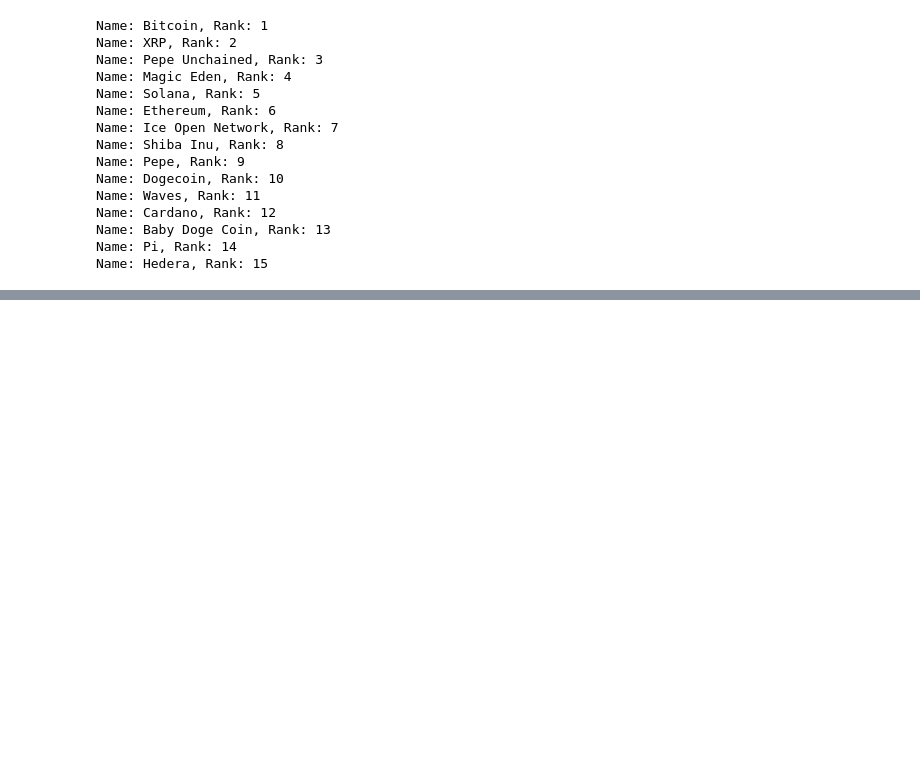
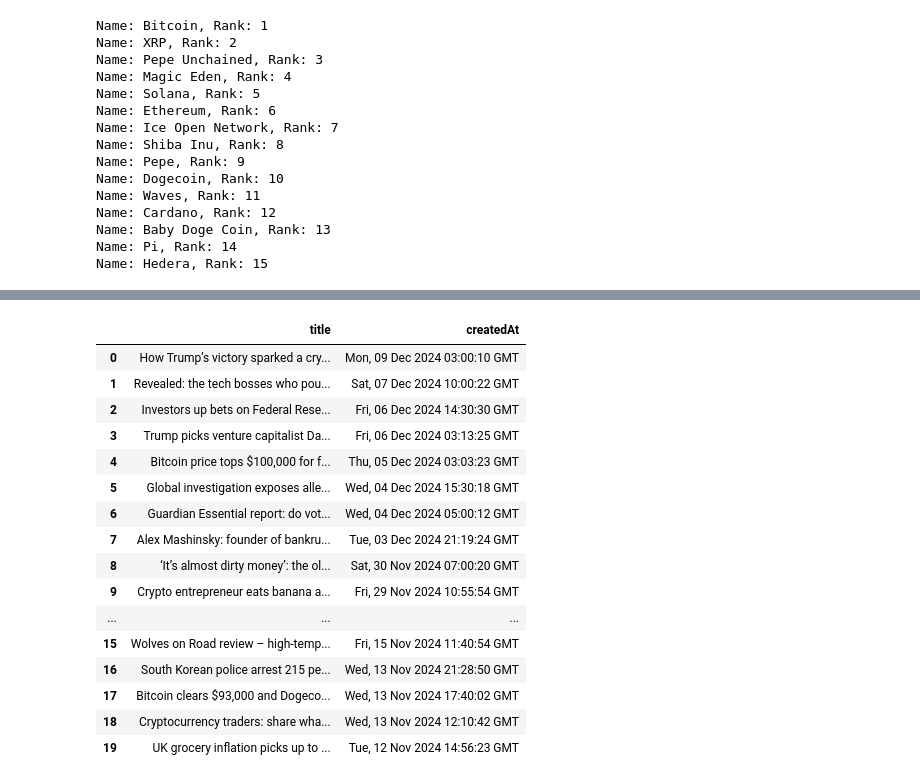
Before and after one commit to Jack4mcc/Crypto-Analysis, a Jupyter notebook: Project3.ipynb, the cells around one changed output, grey strips where cells are left out. Drawn from its saved outputs; the diff is of its cells as text; code cells hidden in the pictures; blank space fills up the shorter version.

```diff
--- a/Project3.ipynb
+++ b/Project3.ipynb
@@ -243,0 +259,30 @@ Dataframe of last 15 days prices in Bitcoin until 2024-11-08:
+# %%
+url = "https://cryptocurrency-news2.p.rapidapi.com/v1/theguardian"
+
+headers = {"x-rapidapi-key": "6ca7e1c395mshd7adba7041e6235p1a228ajsn440153093ba6",
+    "x-rapidapi-host": "cryptocurrency-news2.p.rapidapi.com"}
+response = requests.get(url, headers=headers)
+
+data = response.json()
+
+df_news = pd.DataFrame(data["data"])
+df_news = df_news.drop(columns=["thumbnail", "description", "url"])
+df_news
+# %% [output]
+|  | title | createdAt |
+| 0 | How Trump’s victory sparked a cry... | Mon, 09 Dec 2024 03:00:10 GMT |
+| 1 | Revealed: the tech bosses who pou... | Sat, 07 Dec 2024 10:00:22 GMT |
+| 2 | Investors up bets on Federal Rese... | Fri, 06 Dec 2024 14:30:30 GMT |
+| 3 | Trump picks venture capitalist Da... | Fri, 06 Dec 2024 03:13:25 GMT |
+| 4 | Bitcoin price tops $100,000 for f... | Thu, 05 Dec 2024 03:03:23 GMT |
+| 5 | Global investigation exposes alle... | Wed, 04 Dec 2024 15:30:18 GMT |
+| 6 | Guardian Essential report: do vot... | Wed, 04 Dec 2024 05:00:12 GMT |
+| 7 | Alex Mashinsky: founder of bankru... | Tue, 03 Dec 2024 21:19:24 GMT |
+| 8 | ‘It’s almost dirty money’: the ol... | Sat, 30 Nov 2024 07:00:20 GMT |
+| 9 | Crypto entrepreneur eats banana a... | Fri, 29 Nov 2024 10:55:54 GMT |
+| ... | ... | ... |
+| 15 | Wolves on Road review – high-temp... | Fri, 15 Nov 2024 11:40:54 GMT |
+| 16 | South Korean police arrest 215 pe... | Wed, 13 Nov 2024 21:28:50 GMT |
+| 17 | Bitcoin clears $93,000 and Dogeco... | Wed, 13 Nov 2024 17:40:02 GMT |
+| 18 | Cryptocurrency traders: share wha... | Wed, 13 Nov 2024 12:10:42 GMT |
+| 19 | UK grocery inflation picks up to ... | Tue, 12 Nov 2024 14:56:23 GMT |
```
Also changed, not shown: parts of 8 cells of this notebook.
